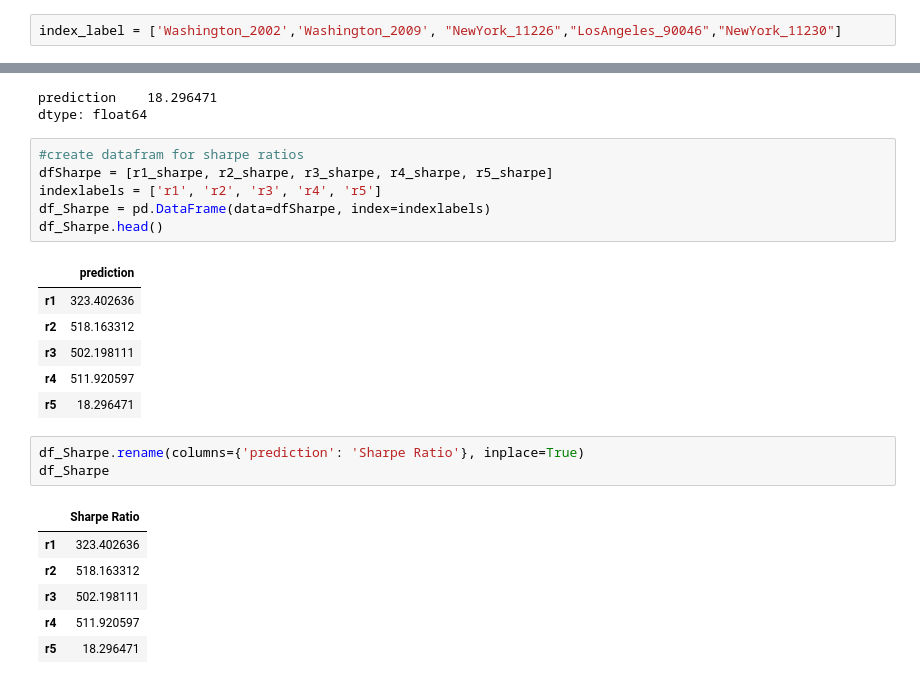
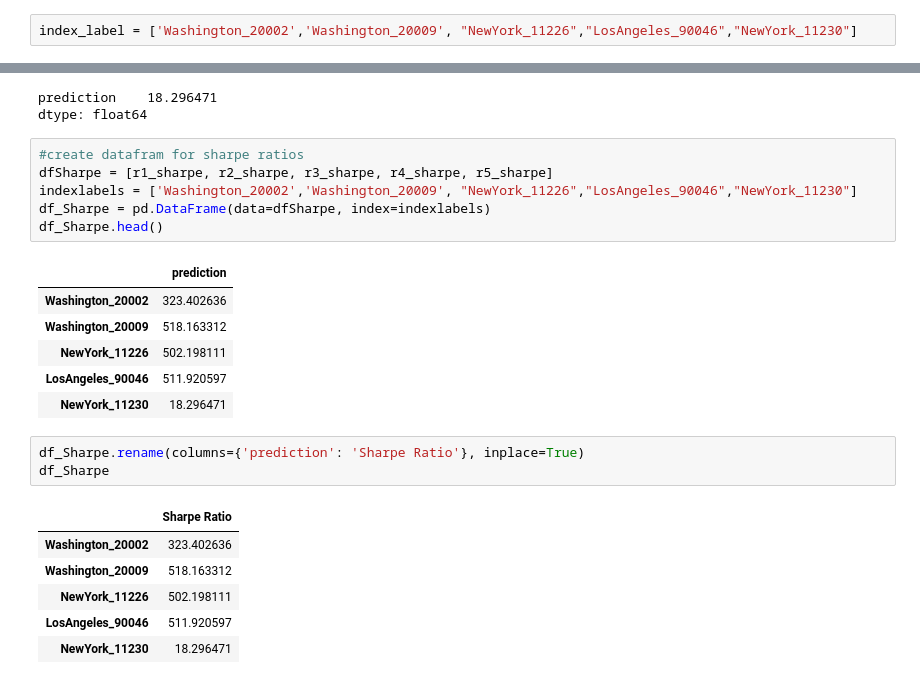
Before and after one commit to Lawez/phase-4-group-project, a Jupyter notebook: timeseries.ipynb, the cells around one changed output, grey strips where cells are left out. Saved outputs shown, nothing was run; the diff lists cells and outputs as text.

```diff
--- a/timeseries.ipynb
+++ b/timeseries.ipynb
@@ -1516,7 +1503,7 @@ df_ROI
  0.6949704498854179,
  0.039663890851459715]
 # %%
-index_label = ['Washington_2002','Washington_2009', "NewYork_11226","LosAngeles_90046","NewYork_11230"]
+index_label = ['Washington_20002','Washington_20009', "NewYork_11226","LosAngeles_90046","NewYork_11230"]
 # %%
 #create dataframe for ROI
 dfROI = pd.DataFrame(data=df_ROI, index=index_label)
@@ -1641,23 +1636,23 @@ dtype: float64
 # %%
 #create datafram for sharpe ratios
 dfSharpe = [r1_sharpe, r2_sharpe, r3_sharpe, r4_sharpe, r5_sharpe]
-indexlabels = ['r1', 'r2', 'r3', 'r4', 'r5']
+indexlabels = ['Washington_20002','Washington_20009', "NewYork_11226","LosAngeles_90046","NewYork_11230"]
 df_Sharpe = pd.DataFrame(data=dfSharpe, index=indexlabels)
 df_Sharpe.head()
 # %% [output]
 |  | prediction |
-| r1 | 323.402636 |
-| r2 | 518.163312 |
-| r3 | 502.198111 |
-| r4 | 511.920597 |
-| r5 | 18.296471 |
+| Washington_20002 | 323.402636 |
+| Washington_20009 | 518.163312 |
+| NewYork_11226 | 502.198111 |
+| LosAngeles_90046 | 511.920597 |
+| NewYork_11230 | 18.296471 |
 # %%
 df_Sharpe.rename(columns={'prediction': 'Sharpe Ratio'}, inplace=True)
 df_Sharpe
 # %% [output]
 |  | Sharpe Ratio |
-| r1 | 323.402636 |
-| r2 | 518.163312 |
-| r3 | 502.198111 |
-| r4 | 511.920597 |
-| r5 | 18.296471 |
+| Washington_20002 | 323.402636 |
+| Washington_20009 | 518.163312 |
+| NewYork_11226 | 502.198111 |
+| LosAngeles_90046 | 511.920597 |
+| NewYork_11230 | 18.296471 |
```
Also changed, not shown: parts of 20 cells of this notebook.
